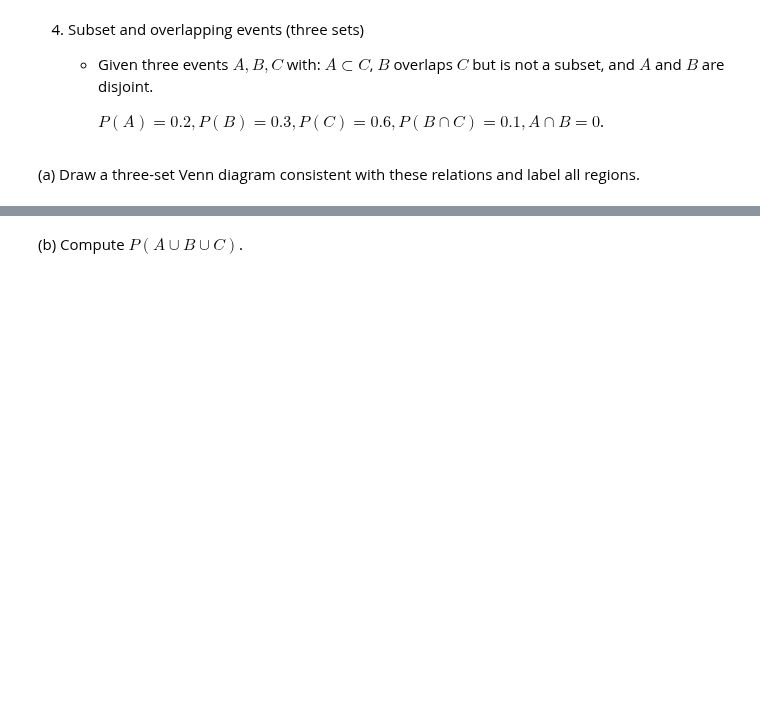
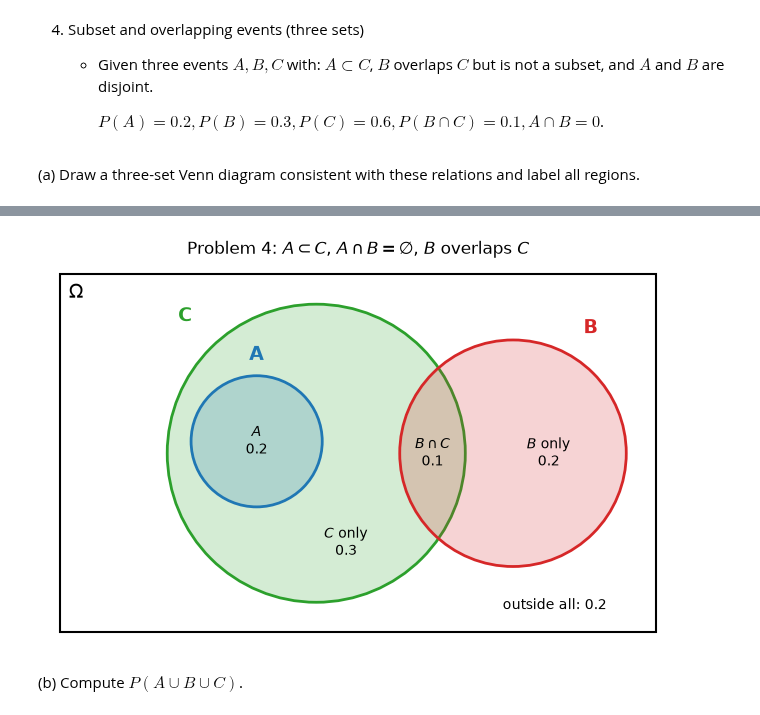
Before and after one commit to BatOrgil7/CSCI6032-ML, a Jupyter notebook: hw3/CSCI632_hw3.ipynb, the cells around one changed output, grey strips where cells are left out. Saved outputs shown, nothing was run; the diff lists cells and outputs as text; code cells hidden in the pictures; blank space fills up the shorter version.

```diff
--- a/hw3/CSCI632_hw3.ipynb
+++ b/hw3/CSCI632_hw3.ipynb
@@ -66,3 +188,19 @@ ANSWER HERE
+# %%
+fig, ax = plt.subplots(figsize=(8, 5))
+venn(ax,
+     [('C', (4.3, 3), 2.5, 'tab:green', (2.1, 5.3)),
+      ('A', (3.3, 3.2), 1.1, 'tab:blue', (3.3, 4.65)),
+      ('B', (7.6, 3), 1.9, 'tab:red', (8.9, 5.1))],
+     [(3.3, 3.2, '$A$\n0.2'),
+      (4.8, 1.5, '$C$ only\n0.3'),
+      (6.25, 3.0, '$B \\cap C$\n0.1'),
+      (8.2, 3.0, '$B$ only\n0.2'),
+      (8.3, 0.45, 'outside all: 0.2')],
+     'Problem 4: $A \\subset C$, $A \\cap B = \\emptyset$, $B$ overlaps $C$',
+     fontsize=10)
+plt.show()
+# %% [output]
+[figure, added]
 # %% [markdown]
 (b) Compute $P(A \cup B \cup C)$.
 # %% [markdown]
```
Also changed, not shown: parts of 66 cells of this notebook, 1 other file.
